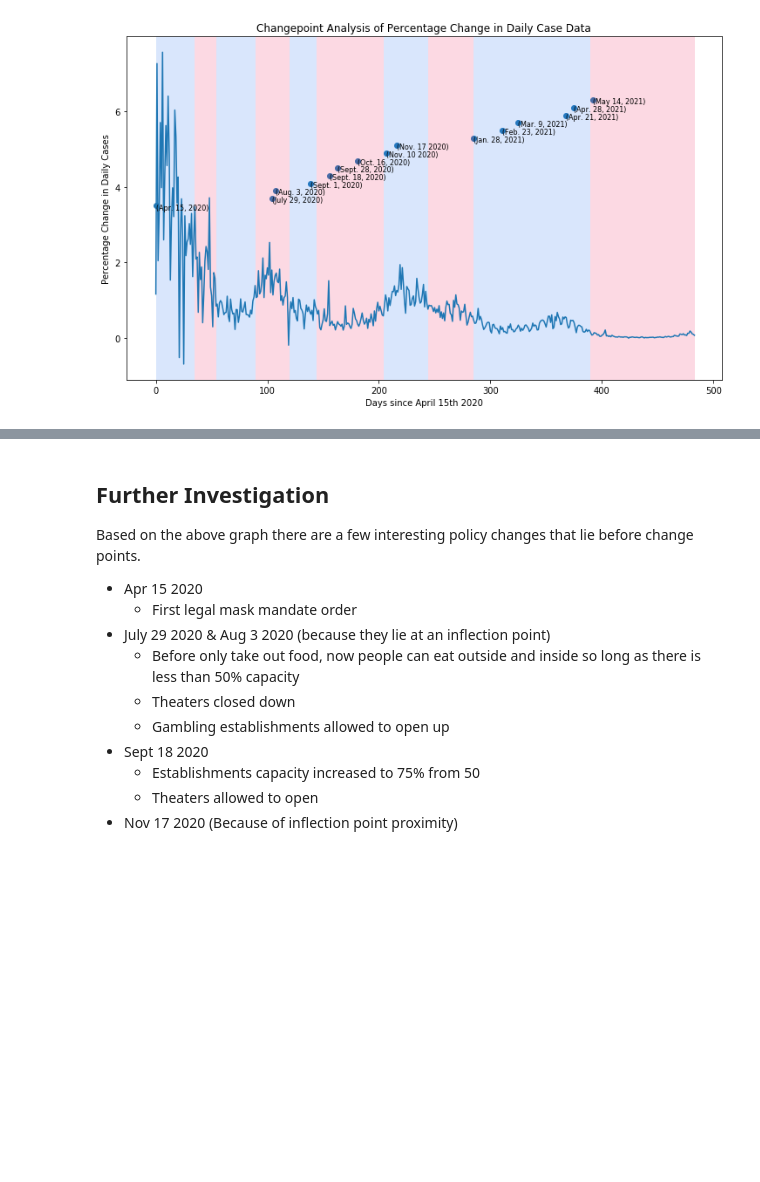
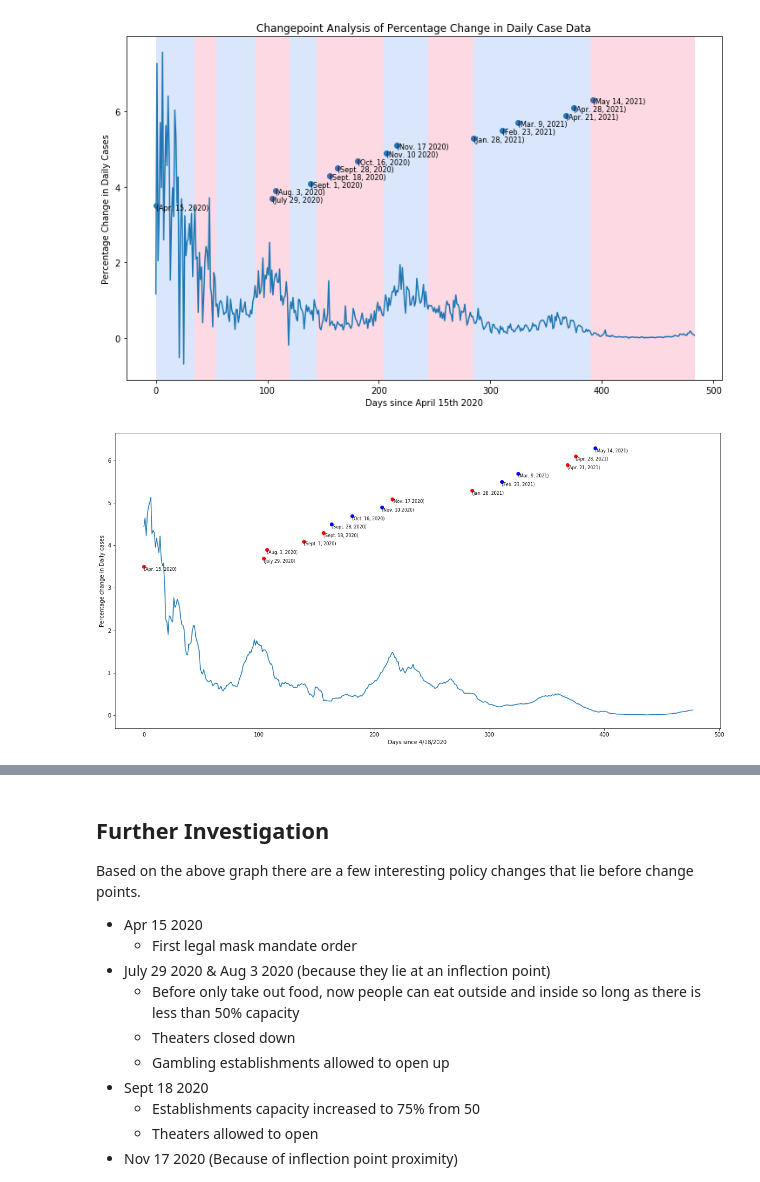
Before and after one commit to n8-uw/Project, a Jupyter notebook: explore.ipynb, the cells around one changed output, grey strips where cells are left out. Cells and saved outputs as stored; diff of their text form; code cells hidden in the pictures; blank space fills up the shorter version.

```diff
--- a/explore.ipynb
+++ b/explore.ipynb
@@ -387,3 +390,33 @@ plt.title("Changepoint Analysis of Percentage Change in Daily Case Data")
 plt.show()
 # %% [output]
 [figure]
+# %%
+def moving_average(a, n=7) :
+    ret = np.cumsum(a, dtype=float)
+    ret[n:] = ret[n:] - ret[:-n]
+    return ret[n - 1:] / n
+n=7
+moved_avarage = moving_average(100*np.diff(clipped_case_data)/clipped_case_data[1:],n=n)
+
+coeffs = []
+p_change = policy_change_timepoints
+p_change.append(moved_avarage.shape[0])
+for i in range(len(p_change)-1):
+    smoothed_range = moved_avarage[p_change[i]:p_change[i+1]]
+    lin = LinearRegression().fit(np.array(range(0,p_change[i+1]-p_change[i])).reshape(-1,1),smoothed_range)
+    coeffs.append(lin.coef_[0])
+# %%
+plt.plot(moved_avarage)
+plt.xlabel("Days since 4/18/2020")
+plt.ylabel("Percentage change in Daily cases")
+for i,p in enumerate(p_change[:-1]):
+    if coeffs[i] < 0:
+        plt.scatter(p,3.5+(i*.2 ),c='red')
+    else:
+        plt.scatter(p,3.5+(i*.2 ),c='blue')
+labels = [s.replace('Md. Exec. Order No. ', '')[12:] for s in baltimore_mask_mandates['Citation'].values[policy_change_timepoints]]
+
+for i in range(len(policy_change_timepoints)-1):
+    plt.annotate(labels[i], (policy_change_timepoints[i], 3.4+(i*.2)),fontsize=8)
+# %% [output]
+[figure, added]
```
Also changed, not shown: parts of 17 cells of this notebook.
